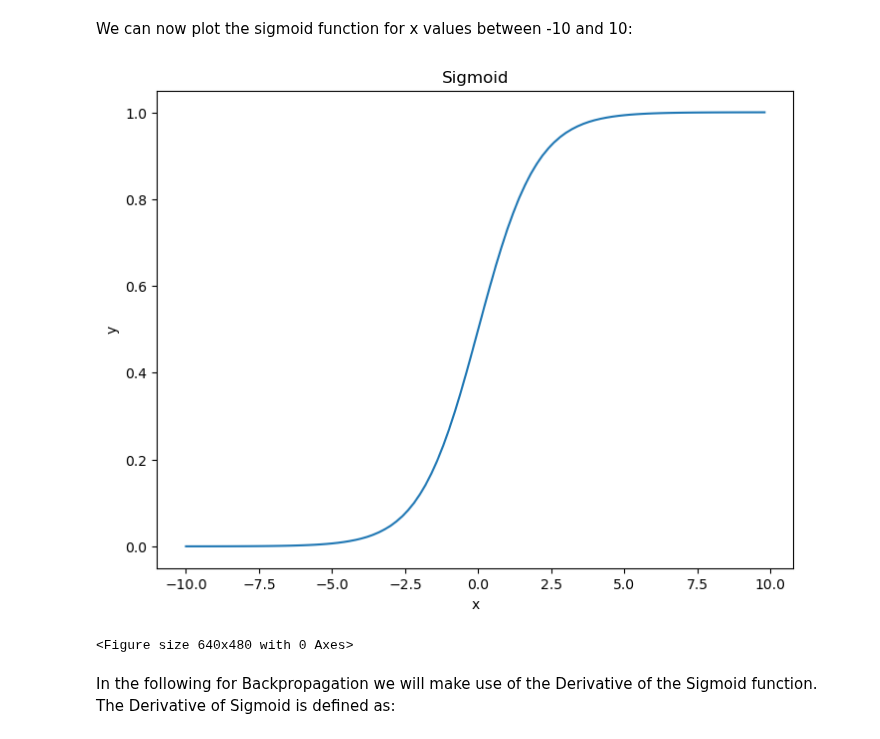
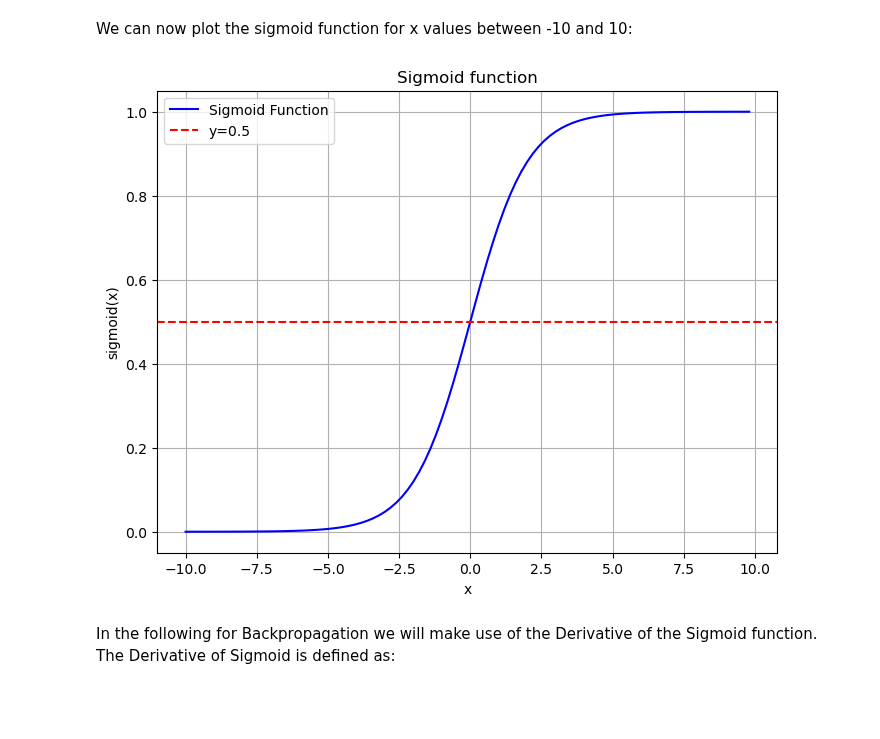
Before and after one commit to dcavar/python-tutorial-notebooks, a Jupyter notebook: notebooks/Backpropagation_Tutorial.ipynb, the cells around one changed output. Saved outputs shown, nothing was run; the diff lists cells and outputs as text; code cells hidden in the pictures; blank space fills up the shorter version.

```diff
--- a/notebooks/Backpropagation_Tutorial.ipynb
+++ b/notebooks/Backpropagation_Tutorial.ipynb
@@ -48,23 +48,21 @@ def sigmoid(x):
     return 1 / (1 + np.exp(-x))
 # %% [markdown]
 We can now plot the sigmoid function for x values between -10 and 10:
-# %%
-%matplotlib inline
-x = np.arange(-10, 10, 0.2)
-y = sigmoid(x)
-fig =
-# %% [output]
-[figure, removed]
-# %%
-plt.figure()
-ax = fig.add_axes([0, 0, 1, 1])
-ax.plot(x, y)
-ax.set_xlabel("x")
-ax.set_ylabel("y")
-ax.set_title("Sigmoid")
-print()
-# %% [output]
-<Figure size 640x480 with 0 Axes>
+# %%
+%matplotlib inline
+x = np.arange(-10, 10, 0.2)
+y = sigmoid(x)
+plt.figure(figsize=(8,6))
+plt.plot(x, y, label="Sigmoid Function", color='blue')
+plt.title("Sigmoid function")
+plt.xlabel('x')
+plt.ylabel('sigmoid(x)')
+plt.grid(True)
+plt.axhline(y=0.5, color='r', linestyle='--', label='y=0.5')
+plt.legend()
+plt.show()
+# %% [output]
+[figure, added]
 # %% [markdown]
 In the following for Backpropagation we will make use of the Derivative of the Sigmoid function. The Derivative of Sigmoid is defined as:
 # %% [markdown]
```
Also changed, not shown: parts of 8 cells of this notebook, 11 other files.
